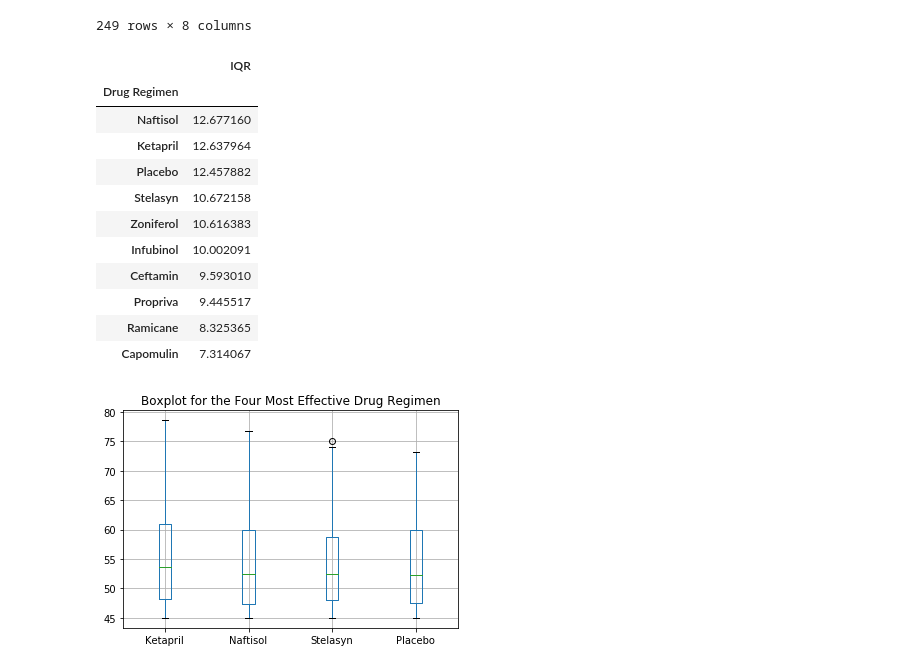
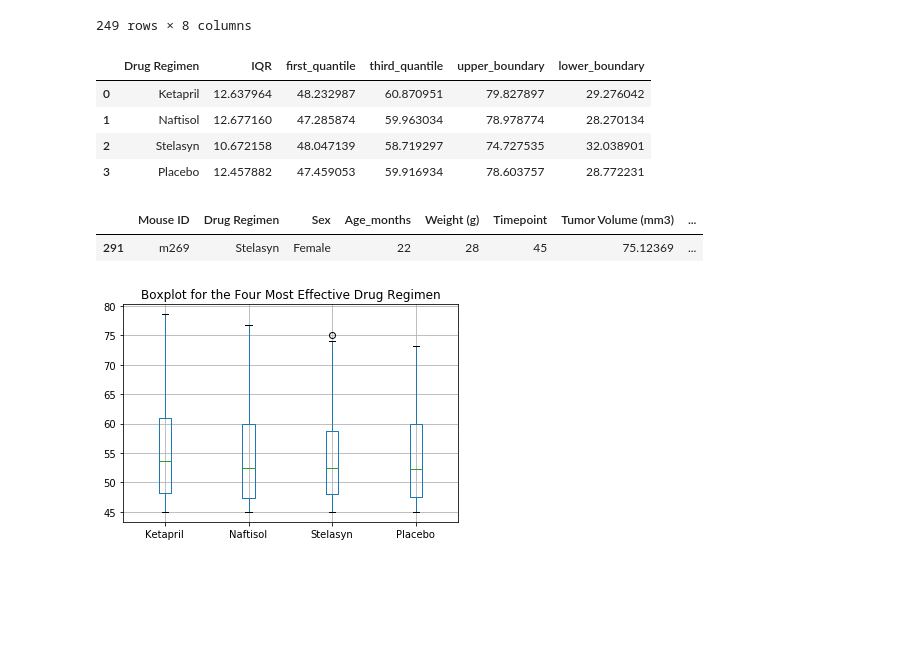
Before and after one commit to YANG007SUN/matplotlib-challenge, a Jupyter notebook: Pymaceuticals/pymaceuticals_starter.ipynb, the cells around one changed output. Drawn from its saved outputs; the diff is of its cells as text; code cells hidden in the pictures; blank space fills up the shorter version.

Commit message:
finalize sourcecode

```diff
--- a/Pymaceuticals/pymaceuticals_starter.ipynb
+++ b/Pymaceuticals/pymaceuticals_starter.ipynb
@@ -183,9 +172,9 @@ begin_index = drug_effectiveness_top4["begin_tumor_index"].values
 final_index = drug_effectiveness_top4["final_tumor_index"].values
 data_index = drug_effectiveness_top4.index
 
-# structure begin and final tumor vol into data frame and calculate tumor vol decrease percentage for each mouse
+# structure begin and final tumor vol into dataframe and calculate tumor vol decrease percentage for each mouse
 drug_effectiveness_df = pd.DataFrame(data = {"begin_tumor_vol":list(clean_masterdata.loc[begin_index,"Tumor Volume (mm3)"]),
-                                             "final_tumor_vol":list(clean_masterdata.loc[final_index,"Tumor Volume (mm3)"])}, index= id)
+                                             "final_tumor_vol":list(clean_masterdata.loc[final_index,"Tumor Volume (mm3)"])}, index= data_index)
 drug_effectiveness_df["decrease_percentage"] = (drug_effectiveness_df["final_tumor_vol"] - drug_effectiveness_df["begin_tumor_vol"])/drug_effectiveness_df["begin_tumor_vol"]*100
 
 # groupby by durg regimen and find out the average decrease percentage for each drug and select top 4
@@ -228,26 +217,49 @@ final_tumor_each_mouse
 # %%
 # Calculate the IQR and quantitatively determine if there are any potential outliers
 def iqr(series) -> float:
     """return IQR of a series
     """
     return series.quantile(.75) - series.quantile(.25)
 
-# IQR for each durg regimen
-drug_iqr_summary = clean_masterdata.groupby(["Drug Regimen"]).agg(IQR = ("Tumor Volume (mm3)",iqr)).sort_values(by = "IQR",ascending = False)
+def q1(series) -> float:
+    """return first quantile of a series
+    """
+    return series.quantile(.25)
+
+def q3(series) -> float:
+    """return third quantile of a series
+    """
+    return series.quantile(.75)
+
+# IQR and outlier boundary for top4 effective durg regimen
+drug_iqr_summary = (clean_masterdata
+                    .groupby(["Drug Regimen"])
+                    .agg(IQR = ("Tumor Volume (mm3)",iqr),
+                         first_quantile = ("Tumor Volume (mm3)",q1),
+                         third_quantile = ("Tumor Volume (mm3)",q3))
+                    .assign(upper_boundary = lambda df: df["third_quantile"]+df["IQR"]*1.5,
+                            lower_boundary = lambda df: df["first_quantile"]-df["IQR"]*1.5)
+                    .sort_values(by = "IQR",ascending = False).loc[top4_effective_drug.index,])
+
+drug_iqr_summary = drug_iqr_summary.reset_index()
 drug_iqr_summary
 # %% [output]
-|  | IQR |
-| Drug Regimen |  |
-| Naftisol | 12.677160 |
-| Ketapril | 12.637964 |
-| Placebo | 12.457882 |
-| Stelasyn | 10.672158 |
-| Zoniferol | 10.616383 |
-| Infubinol | 10.002091 |
-| Ceftamin | 9.593010 |
-| Propriva | 9.445517 |
-| Ramicane | 8.325365 |
-| Capomulin | 7.314067 |
+|  | Drug Regimen | IQR | first_quantile | third_quantile | upper_boundary | lower_boundary |
+| 0 | Ketapril | 12.637964 | 48.232987 | 60.870951 | 79.827897 | 29.276042 |
+| 1 | Naftisol | 12.677160 | 47.285874 | 59.963034 | 78.978774 | 28.270134 |
+| 2 | Stelasyn | 10.672158 | 48.047139 | 58.719297 | 74.727535 | 32.038901 |
+| 3 | Placebo | 12.457882 | 47.459053 | 59.916934 | 78.603757 | 28.772231 |
+# %%
+# merge quantile dataset with master dataset to determin outlier point.
+top4_drug_df = pd.merge(clean_masterdata, drug_iqr_summary, on = "Drug Regimen")
+top4_drug_df["outlier"] = np.where((top4_drug_df["Tumor Volume (mm3)"]< top4_drug_df["lower_boundary"])
+                                  |(top4_drug_df["Tumor Volume (mm3)"]> top4_drug_df["upper_boundary"]), True,False)
+
+# print out outlier row for these four regimens
+top4_drug_df.loc[top4_drug_df["outlier"]==True,]
+# %% [output]
+|  | Mouse ID | Drug Regimen | Sex | Age_months | Weight (g) | Timepoint | Tumor Volume (mm3) | ... |
+| 291 | m269 | Stelasyn | Female | 22 | 28 | 45 | 75.12369 | ... |
 # %%
 # Generate a box plot of the final tumor volume of each mouse across four regimens of interest
 top4_regimen_df = clean_masterdata.loc[clean_masterdata["Drug Regimen"].isin(top4_effective_drug.index)]
```
Also changed, not shown: parts of 3 cells of this notebook, 2 other files.
